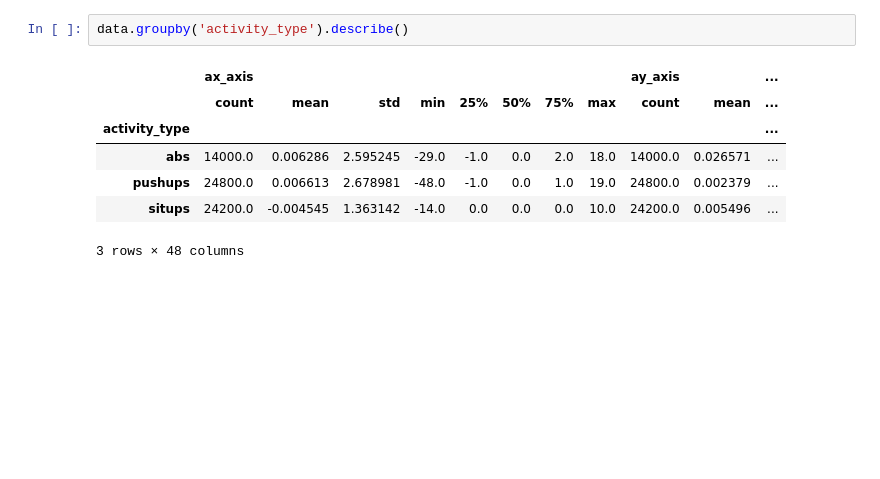
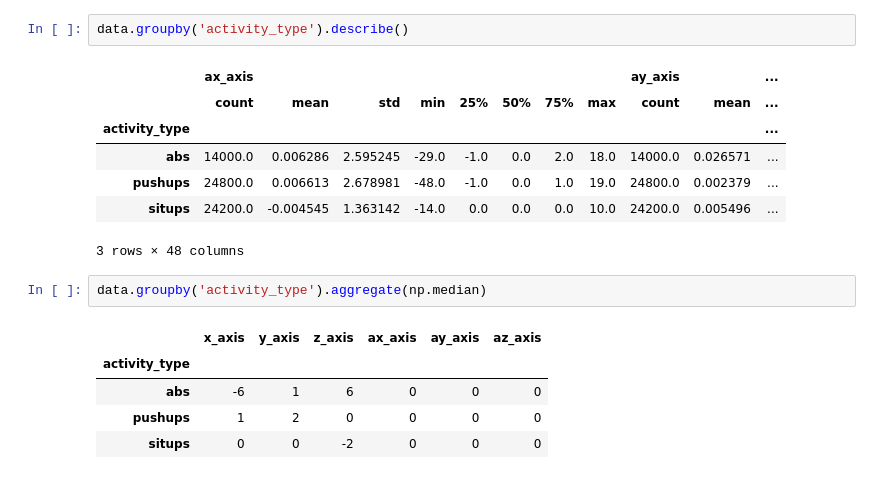
Before and after one commit to shnax0210/moving-classification, a Jupyter notebook: data-analyzing.ipynb, the cells around one changed output. Cells and saved outputs as stored; diff of their text form; blank space fills up the shorter version.

```diff
--- a/data-analyzing.ipynb
+++ b/data-analyzing.ipynb
@@ -61,6 +40,14 @@ data.groupby('activity_type').describe()
 | pushups | 24800.0 | 0.006613 | 2.678981 | -48.0 | -1.0 | 0.0 | 1.0 | 19.0 | 24800.0 | 0.002379 | ... |
 | situps | 24200.0 | -0.004545 | 1.363142 | -14.0 | 0.0 | 0.0 | 0.0 | 10.0 | 24200.0 | 0.005496 | ... |
 3 rows × 48 columns
+# %%
+data.groupby('activity_type').aggregate(np.median)
+# %% [output]
+|  | x_axis | y_axis | z_axis | ax_axis | ay_axis | az_axis |
+| activity_type |  |  |  |  |  |  |
+| abs | -6 | 1 | 6 | 0 | 0 | 0 |
+| pushups | 1 | 2 | 0 | 0 | 0 | 0 |
+| situps | 0 | 0 | -2 | 0 | 0 | 0 |
 # %%
 %matplotlib inline
 import random
```
Also changed, not shown: parts of 9 cells of this notebook, 1 other file.
